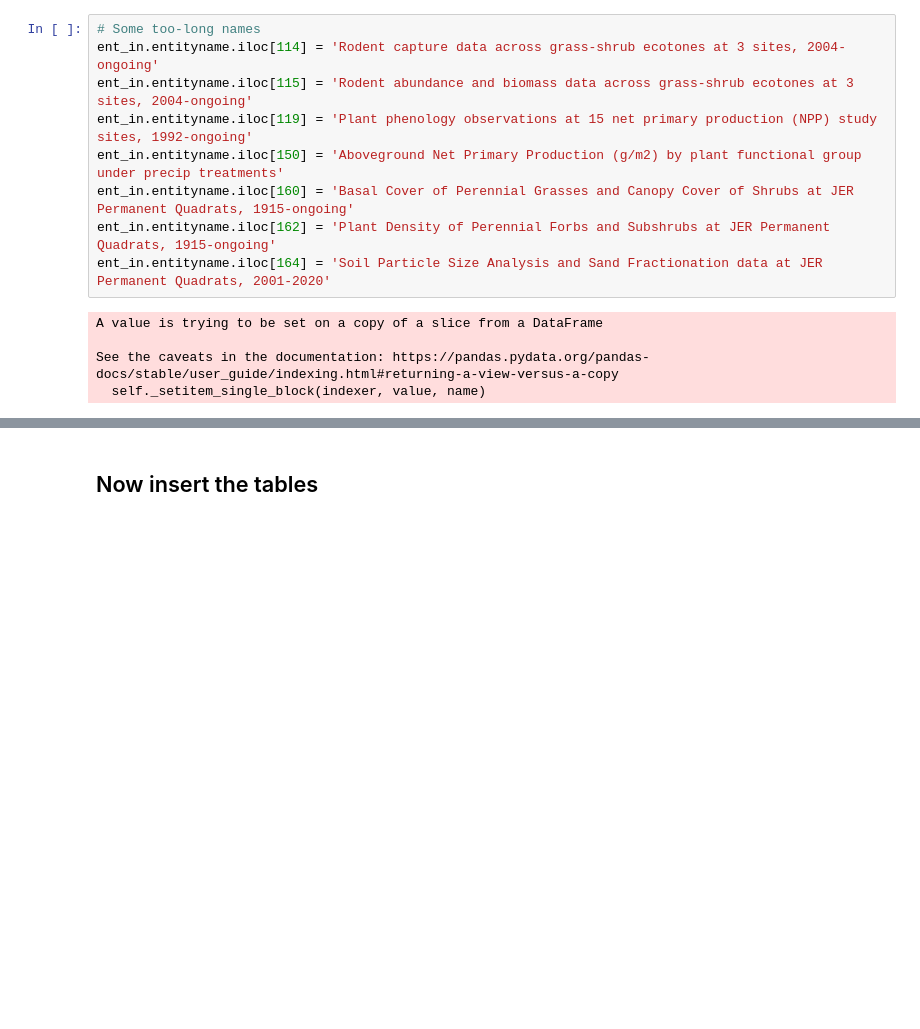
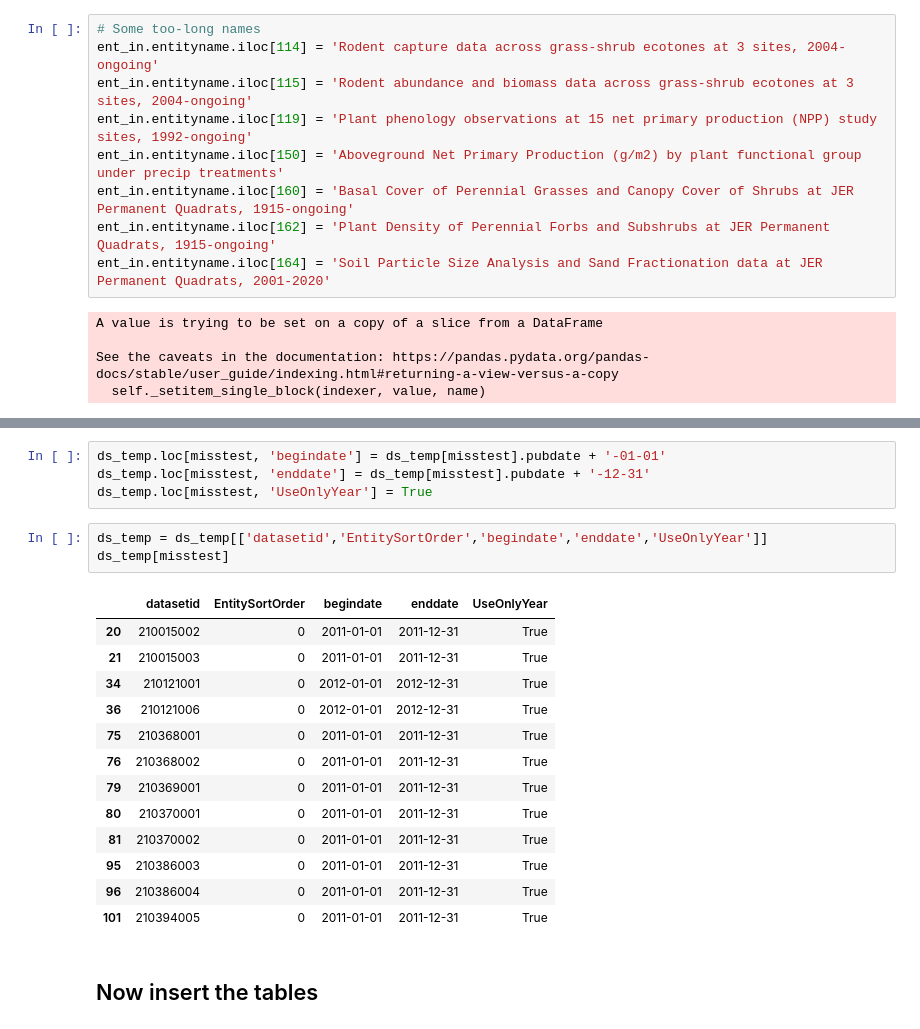
Before and after one commit to jornada-im/jrn-db-utils, a Jupyter notebook: jupyter/datasets_edi2mb.ipynb, the cells around one changed output, grey strips where cells are left out. Saved outputs shown, nothing was run; the diff lists cells and outputs as text; blank space fills up the shorter version.

```diff
--- a/jupyter/datasets_edi2mb.ipynb
+++ b/jupyter/datasets_edi2mb.ipynb
@@ -169,3 +209,24 @@ See the caveats in the documentation: https://pandas.pydata.org/pandas-docs/stab
+# %%
+ds_temp.loc[misstest, 'begindate'] = ds_temp[misstest].pubdate + '-01-01'
+ds_temp.loc[misstest, 'enddate'] = ds_temp[misstest].pubdate + '-12-31'
+ds_temp.loc[misstest, 'UseOnlyYear'] = True
+# %%
+ds_temp = ds_temp[['datasetid','EntitySortOrder','begindate','enddate','UseOnlyYear']]
+ds_temp[misstest]
+# %% [output]
+|  | datasetid | EntitySortOrder | begindate | enddate | UseOnlyYear |
+| 20 | 210015002 | 0 | 2011-01-01 | 2011-12-31 | True |
+| 21 | 210015003 | 0 | 2011-01-01 | 2011-12-31 | True |
+| 34 | 210121001 | 0 | 2012-01-01 | 2012-12-31 | True |
+| 36 | 210121006 | 0 | 2012-01-01 | 2012-12-31 | True |
+| 75 | 210368001 | 0 | 2011-01-01 | 2011-12-31 | True |
+| 76 | 210368002 | 0 | 2011-01-01 | 2011-12-31 | True |
+| 79 | 210369001 | 0 | 2011-01-01 | 2011-12-31 | True |
+| 80 | 210370001 | 0 | 2011-01-01 | 2011-12-31 | True |
+| 81 | 210370002 | 0 | 2011-01-01 | 2011-12-31 | True |
+| 95 | 210386003 | 0 | 2011-01-01 | 2011-12-31 | True |
+| 96 | 210386004 | 0 | 2011-01-01 | 2011-12-31 | True |
+| 101 | 210394005 | 0 | 2011-01-01 | 2011-12-31 | True |
 # %% [markdown]
 ## Now insert the tables
 # %%
```
Also changed, not shown: parts of 9 cells of this notebook, 1 other file.
